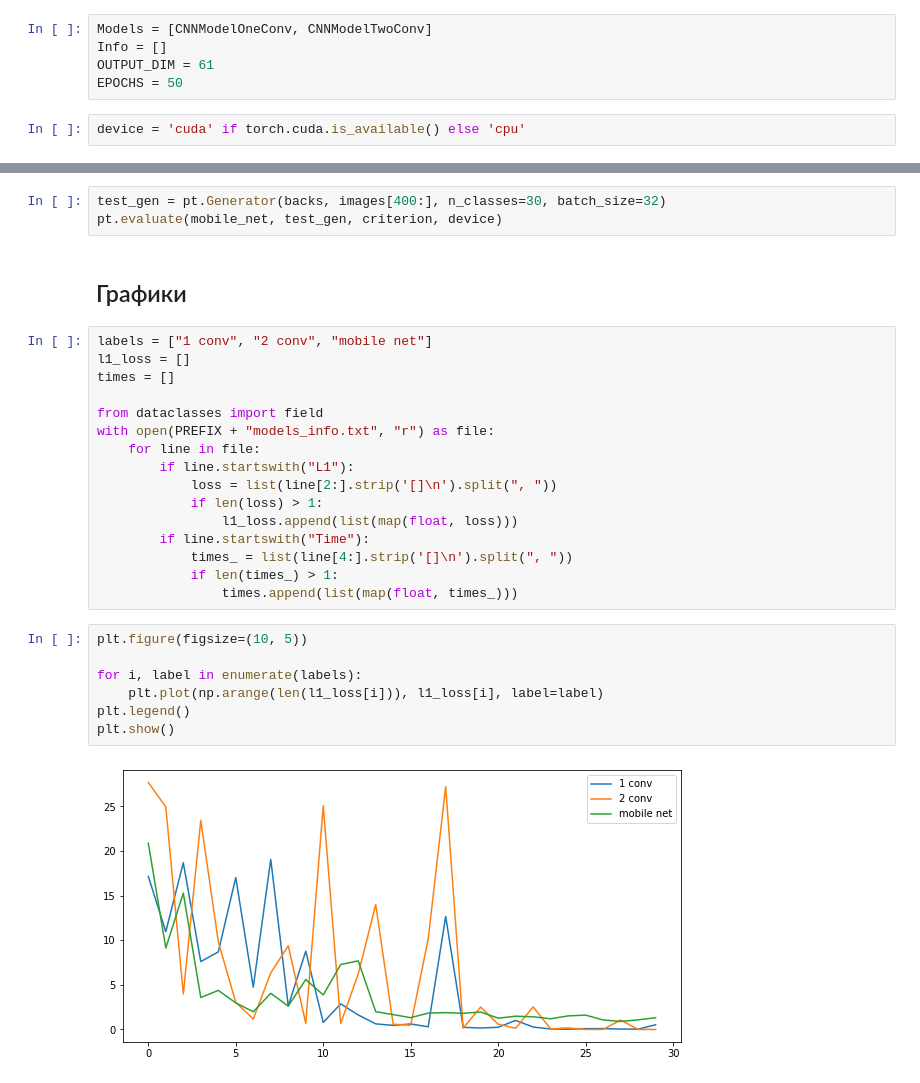
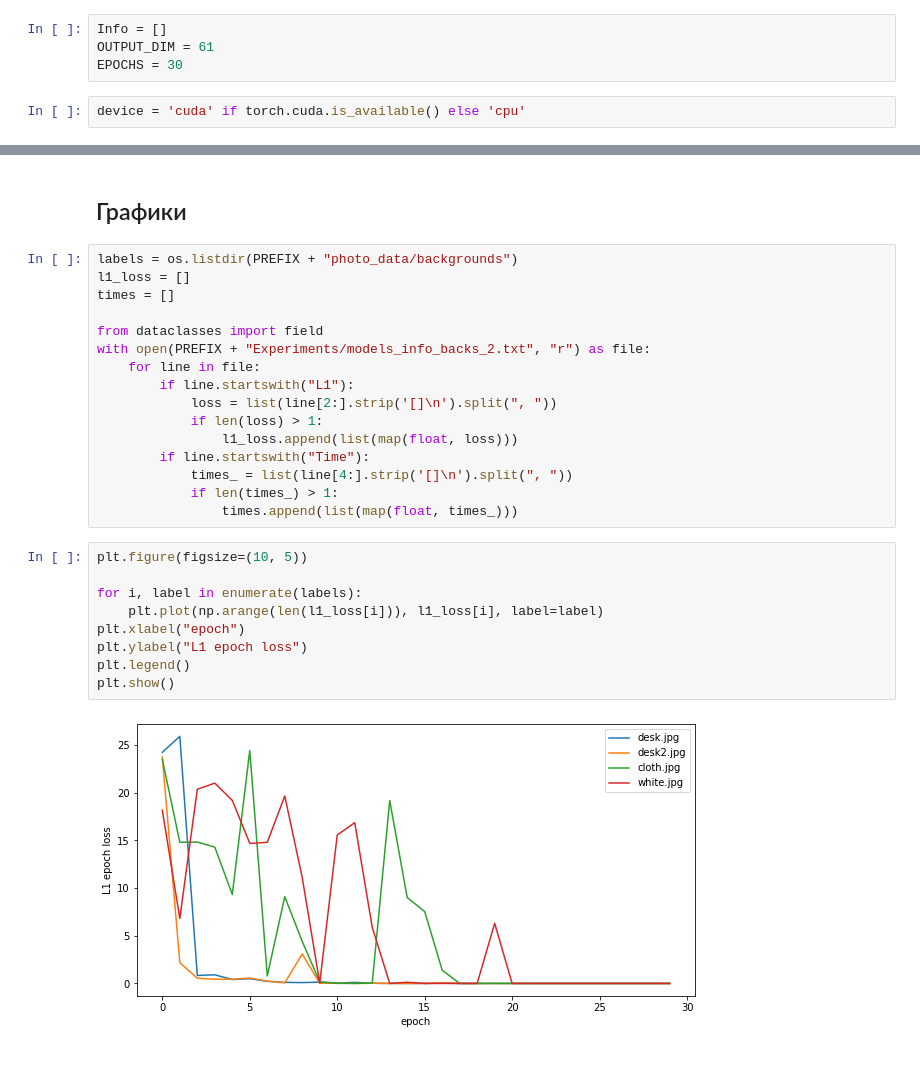
Before and after one commit to lpetrov02/passport-recognition, a Jupyter notebook: background_test.ipynb, the cells around one changed output, grey strips where cells are left out. Drawn from its saved outputs; the diff is of its cells as text.

Commit message:
Adds experiments
Adds more experiments with backgrounds

```diff
--- a/background_test.ipynb
+++ b/background_test.ipynb
@@ -87,8 +81,7 @@ valid_inds = np.array([901, 1000])
 # %%
-Models = [CNNModelOneConv, CNNModelTwoConv]
 Info = []
 OUTPUT_DIM = 61
-EPOCHS = 50
+EPOCHS = 30
 # %%
 device = 'cuda' if torch.cuda.is_available() else 'cpu'
 # %%
@@ -284,15 +174,12 @@ np.array(mobile_net(x_test).detach()).argmax() - 30
-# %%
-test_gen = pt.Generator(backs, images[400:], n_classes=30, batch_size=32)
-pt.evaluate(mobile_net, test_gen, criterion, device)
 # %% [markdown]
 ## Графики
 # %%
-labels = ["1 conv", "2 conv", "mobile net"]
+labels = os.listdir(PREFIX + "photo_data/backgrounds")
 l1_loss = []
 times = []
 
 from dataclasses import field
-with open(PREFIX + "models_info.txt", "r") as file:
+with open(PREFIX + "Experiments/models_info_backs_2.txt", "r") as file:
     for line in file:
         if line.startswith("L1"):
             loss = list(line[2:].strip('[]\n').split(", "))
@@ -305,9 +192,11 @@ with open(PREFIX + "models_info.txt", "r") as file:
 # %%
 plt.figure(figsize=(10, 5))
 
 for i, label in enumerate(labels):
     plt.plot(np.arange(len(l1_loss[i])), l1_loss[i], label=label)
+plt.xlabel("epoch")
+plt.ylabel("L1 epoch loss")
 plt.legend()
 plt.show()
 # %% [output]
-[figure, old version]
+[figure, new version]
```
Also changed, not shown: parts of 26 cells of this notebook, 6 other files.
